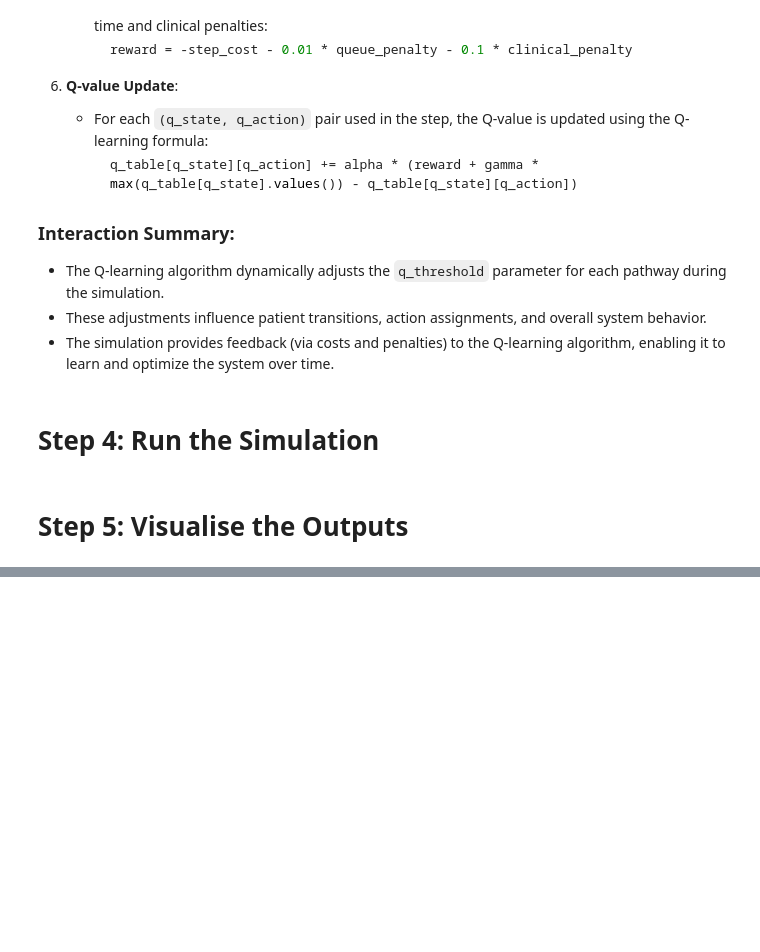
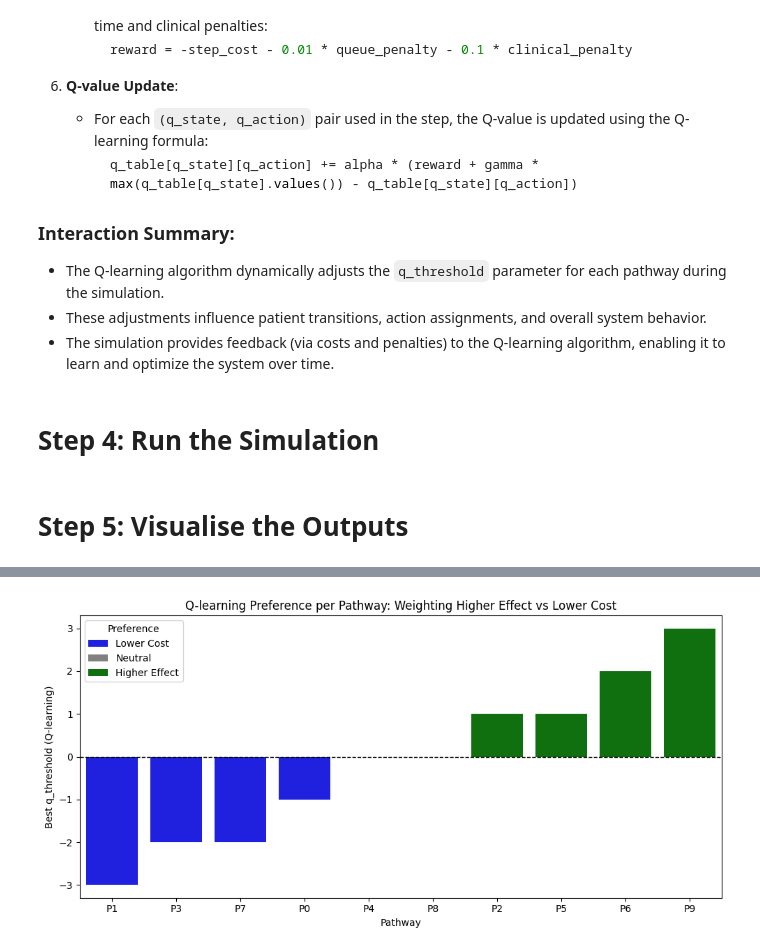
Before and after one commit to nhsengland/SynPathToy, a Jupyter notebook: experiments/healthcare_simulation_with_qlearning.ipynb, the cells around one changed output, grey strips where cells are left out. Drawn from its saved outputs; the diff is of its cells as text; code cells hidden in the pictures; blank space fills up the shorter version.

```diff
--- a/experiments/healthcare_simulation_with_qlearning.ipynb
+++ b/experiments/healthcare_simulation_with_qlearning.ipynb
@@ -882,3 +847,32 @@ Best Q-learning action per pathway (state):
+# %%
+# Visualize for each pathway the Q-learning preference: higher effect (positive q_threshold) vs lower cost (negative q_threshold)
+
+# Prepare data: for each pathway, get the best q_threshold and its sign
+q_pref_df = pd.DataFrame([
+    {"Pathway": state, "Best_q_threshold": best_actions[state][0], "Q_value": best_actions[state][1]}
+    for state in all_pathways if state in best_actions
+])
+q_pref_df["Preference"] = q_pref_df["Best_q_threshold"].apply(lambda x: "Higher Effect" if x > 0 else ("Lower Cost" if x < 0 else "Neutral"))
+
+# Plot
+plt.figure(figsize=(10, 5))
+sns.barplot(
+    data=q_pref_df.sort_values("Best_q_threshold"),
+    x="Pathway",
+    y="Best_q_threshold",
+    hue="Preference",
+    dodge=False,
+    palette={"Higher Effect": "green", "Lower Cost": "blue", "Neutral": "gray"}
+)
+plt.axhline(0, color='black', linestyle='--', linewidth=1)
+plt.title("Q-learning Preference per Pathway: Weighting Higher Effect vs Lower Cost")
+plt.ylabel("Best q_threshold (Q-learning)")
+plt.xlabel("Pathway")
+plt.legend(title="Preference")
+plt.tight_layout()
+plt.show()
+# %% [output]
+[figure, added]
 # %% [markdown]
 ### Seeds set to zero and q-learning turned off
 
```
Also changed, not shown: parts of 11 cells of this notebook.
